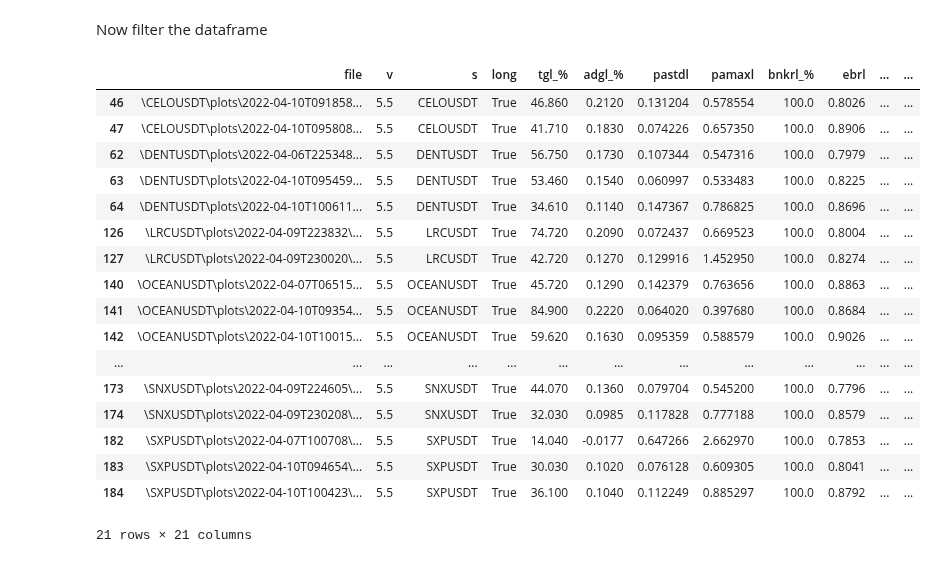
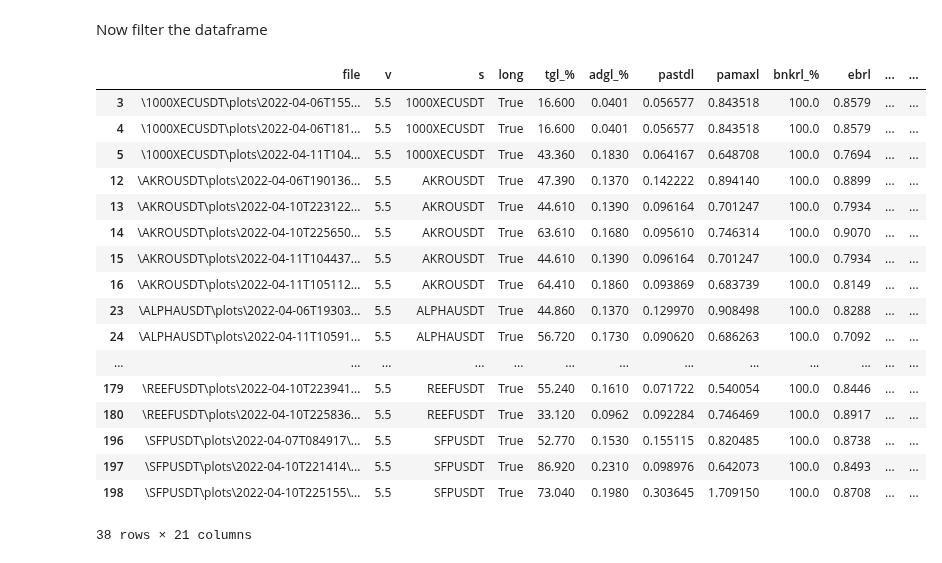
Before and after one commit to shroukkhan/passivbot, a Jupyter notebook: analyze_result.ipynb, the cells around one changed output. Saved outputs shown, nothing was run; the diff lists cells and outputs as text; code cells hidden in the pictures.

```diff
--- a/analyze_result.ipynb
+++ b/analyze_result.ipynb
@@ -175,55 +175,58 @@ Now filter the dataframe
 #                    "NKNUSDT", "BELUSDT", "ONTUSDT", "OGNUSDT", "BLZUSDT",
 #                    "MTLUSDT", "CTKUSDT", "RVNUSDT", "LITUSDT", "MKRUSDT",
 #                    "OCEANUSDT", "ZILUSDT", "UNFIUSDT", "BANDUSDT", "YFIIUSDT",
 #                    "TOMOUSDT", "TRBUSDT", "KNCUSDT", "STMXUSDT", "ZRXUSDT",
 #                    "SCUSDT", "AKROUSDT", "XEMUSDT", "FLMUSDT", "BALUSDT",
 #                    "BTSUSDT", "DGBUSDT", "DEFIUSDT"]
 
 allowed_symbols = [
     #"OMG","DUSK","GTC"
-    "LRC",
-    "--------------------------",
-    "SNX", "RSR",
-    "--------------------------",
-    "CELO", "ROSE", "OCEAN","SXP","DENT"
+    # "LRC",
+    # "--------------------------",
+    # "SNX", "RSR",
+    # "--------------------------",
+    # "CELO", "ROSE", "OCEAN","SXP","DENT"
+    "SFP","ENS","DODO","AKRO","REEF","NEO",
+    "----------------------------------------",
+    "1000XEC","AKRO","ALPHA","ANKR","BAKE","BAND","BEL","BTS","C98","COMP",
 ]
 allowed_symbols = [s + "USDT" for s in allowed_symbols]
 big_data['adgt_%'] = big_data['adgl_%'] + big_data['adgs_%']
 df = big_data[(big_data.s.isin(allowed_symbols))
     #& (big_data['long'] == True)
     #& (big_data['adgl_%'] > 0.04)
     #& (big_data['short'] == True)
     #& (big_data['adgt_%'] > 0.1)
     #& (big_data['bnkrl_%'] > 95.0)
     #& (big_data['bnkrs_%'] > 95.0)
     #& (big_data['ebrs'] > .85)
     #& (big_data['ebrl'] > .85)
     #& (big_data['v'] == '5.5')
 
     # & (big_data['tg_%'] > 10)
     # & (big_data['ebr'] > .85)
 ]
 #df['total_adg'] = big_data['adgl_%'] + big_data['adgs_%']
 df
 # %% [output]
 |  | file | v | s | long | tgl_% | adgl_% | pastdl | pamaxl | bnkrl_% | ebrl | ... | ... |
-| 46 | \CELOUSDT\plots\2022-04-10T091858... | 5.5 | CELOUSDT | True | 46.860 | 0.2120 | 0.131204 | 0.578554 | 100.0 | 0.8026 | ... | ... |
-| 47 | \CELOUSDT\plots\2022-04-10T095808... | 5.5 | CELOUSDT | True | 41.710 | 0.1830 | 0.074226 | 0.657350 | 100.0 | 0.8906 | ... | ... |
-| 62 | \DENTUSDT\plots\2022-04-06T225348... | 5.5 | DENTUSDT | True | 56.750 | 0.1730 | 0.107344 | 0.547316 | 100.0 | 0.7979 | ... | ... |
-| 63 | \DENTUSDT\plots\2022-04-10T095459... | 5.5 | DENTUSDT | True | 53.460 | 0.1540 | 0.060997 | 0.533483 | 100.0 | 0.8225 | ... | ... |
-| 64 | \DENTUSDT\plots\2022-04-10T100611... | 5.5 | DENTUSDT | True | 34.610 | 0.1140 | 0.147367 | 0.786825 | 100.0 | 0.8696 | ... | ... |
-| 126 | \LRCUSDT\plots\2022-04-09T223832\... | 5.5 | LRCUSDT | True | 74.720 | 0.2090 | 0.072437 | 0.669523 | 100.0 | 0.8004 | ... | ... |
-| 127 | \LRCUSDT\plots\2022-04-09T230020\... | 5.5 | LRCUSDT | True | 42.720 | 0.1270 | 0.129916 | 1.452950 | 100.0 | 0.8274 | ... | ... |
-| 140 | \OCEANUSDT\plots\2022-04-07T06515... | 5.5 | OCEANUSDT | True | 45.720 | 0.1290 | 0.142379 | 0.763656 | 100.0 | 0.8863 | ... | ... |
-| 141 | \OCEANUSDT\plots\2022-04-10T09354... | 5.5 | OCEANUSDT | True | 84.900 | 0.2220 | 0.064020 | 0.397680 | 100.0 | 0.8684 | ... | ... |
-| 142 | \OCEANUSDT\plots\2022-04-10T10015... | 5.5 | OCEANUSDT | True | 59.620 | 0.1630 | 0.095359 | 0.588579 | 100.0 | 0.9026 | ... | ... |
+| 3 | \1000XECUSDT\plots\2022-04-06T155... | 5.5 | 1000XECUSDT | True | 16.600 | 0.0401 | 0.056577 | 0.843518 | 100.0 | 0.8579 | ... | ... |
+| 4 | \1000XECUSDT\plots\2022-04-06T181... | 5.5 | 1000XECUSDT | True | 16.600 | 0.0401 | 0.056577 | 0.843518 | 100.0 | 0.8579 | ... | ... |
+| 5 | \1000XECUSDT\plots\2022-04-11T104... | 5.5 | 1000XECUSDT | True | 43.360 | 0.1830 | 0.064167 | 0.648708 | 100.0 | 0.7694 | ... | ... |
+| 12 | \AKROUSDT\plots\2022-04-06T190136... | 5.5 | AKROUSDT | True | 47.390 | 0.1370 | 0.142222 | 0.894140 | 100.0 | 0.8899 | ... | ... |
+| 13 | \AKROUSDT\plots\2022-04-10T223122... | 5.5 | AKROUSDT | True | 44.610 | 0.1390 | 0.096164 | 0.701247 | 100.0 | 0.7934 | ... | ... |
+| 14 | \AKROUSDT\plots\2022-04-10T225650... | 5.5 | AKROUSDT | True | 63.610 | 0.1680 | 0.095610 | 0.746314 | 100.0 | 0.9070 | ... | ... |
+| 15 | \AKROUSDT\plots\2022-04-11T104437... | 5.5 | AKROUSDT | True | 44.610 | 0.1390 | 0.096164 | 0.701247 | 100.0 | 0.7934 | ... | ... |
+| 16 | \AKROUSDT\plots\2022-04-11T105112... | 5.5 | AKROUSDT | True | 64.410 | 0.1860 | 0.093869 | 0.683739 | 100.0 | 0.8149 | ... | ... |
+| 23 | \ALPHAUSDT\plots\2022-04-06T19303... | 5.5 | ALPHAUSDT | True | 44.860 | 0.1370 | 0.129970 | 0.908498 | 100.0 | 0.8288 | ... | ... |
+| 24 | \ALPHAUSDT\plots\2022-04-11T10591... | 5.5 | ALPHAUSDT | True | 56.720 | 0.1730 | 0.090620 | 0.686263 | 100.0 | 0.7092 | ... | ... |
 | ... | ... | ... | ... | ... | ... | ... | ... | ... | ... | ... | ... | ... |
-| 173 | \SNXUSDT\plots\2022-04-09T224605\... | 5.5 | SNXUSDT | True | 44.070 | 0.1360 | 0.079704 | 0.545200 | 100.0 | 0.7796 | ... | ... |
-| 174 | \SNXUSDT\plots\2022-04-09T230208\... | 5.5 | SNXUSDT | True | 32.030 | 0.0985 | 0.117828 | 0.777188 | 100.0 | 0.8579 | ... | ... |
-| 182 | \SXPUSDT\plots\2022-04-07T100708\... | 5.5 | SXPUSDT | True | 14.040 | -0.0177 | 0.647266 | 2.662970 | 100.0 | 0.7853 | ... | ... |
-| 183 | \SXPUSDT\plots\2022-04-10T094654\... | 5.5 | SXPUSDT | True | 30.030 | 0.1020 | 0.076128 | 0.609305 | 100.0 | 0.8041 | ... | ... |
-| 184 | \SXPUSDT\plots\2022-04-10T100423\... | 5.5 | SXPUSDT | True | 36.100 | 0.1040 | 0.112249 | 0.885297 | 100.0 | 0.8792 | ... | ... |
+| 179 | \REEFUSDT\plots\2022-04-10T223941... | 5.5 | REEFUSDT | True | 55.240 | 0.1610 | 0.071722 | 0.540054 | 100.0 | 0.8446 | ... | ... |
+| 180 | \REEFUSDT\plots\2022-04-10T225836... | 5.5 | REEFUSDT | True | 33.120 | 0.0962 | 0.092284 | 0.746469 | 100.0 | 0.8917 | ... | ... |
+| 196 | \SFPUSDT\plots\2022-04-07T084917\... | 5.5 | SFPUSDT | True | 52.770 | 0.1530 | 0.155115 | 0.820485 | 100.0 | 0.8738 | ... | ... |
+| 197 | \SFPUSDT\plots\2022-04-10T221414\... | 5.5 | SFPUSDT | True | 86.920 | 0.2310 | 0.098976 | 0.642073 | 100.0 | 0.8493 | ... | ... |
+| 198 | \SFPUSDT\plots\2022-04-10T225155\... | 5.5 | SFPUSDT | True | 73.040 | 0.1980 | 0.303645 | 1.709150 | 100.0 | 0.8708 | ... | ... |
-21 rows × 21 columns
+38 rows × 21 columns
 # %%
 df.drop_duplicates(
     subset=['s', 'prod', 'tgl_%', 'tgs_%', 'adgl_%', 'adgs_%', 'adgt_%', 'bnkrl_%', 'bnkrs_%', 'ebrl', 'ebrs', 'long',
```
Also changed, not shown: parts of 2 cells of this notebook, 24 other files.
